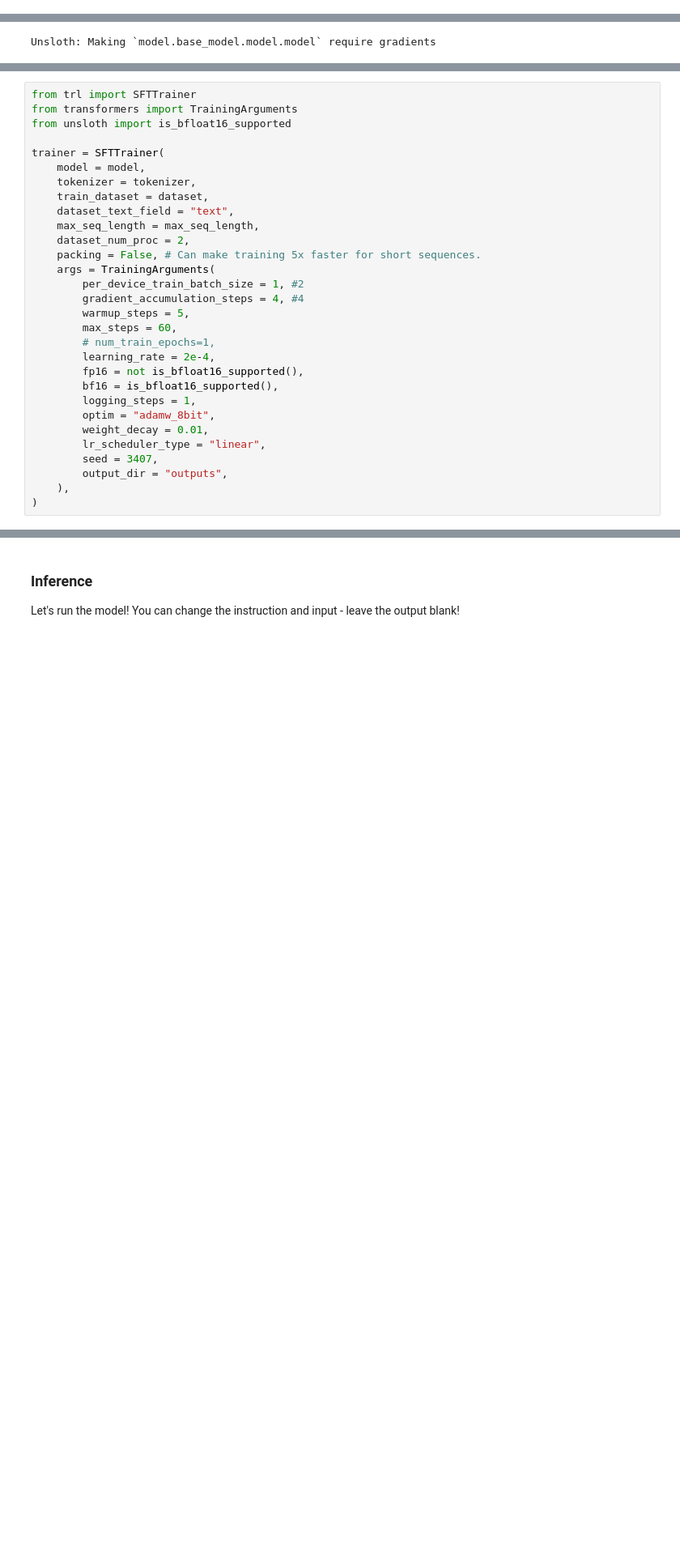
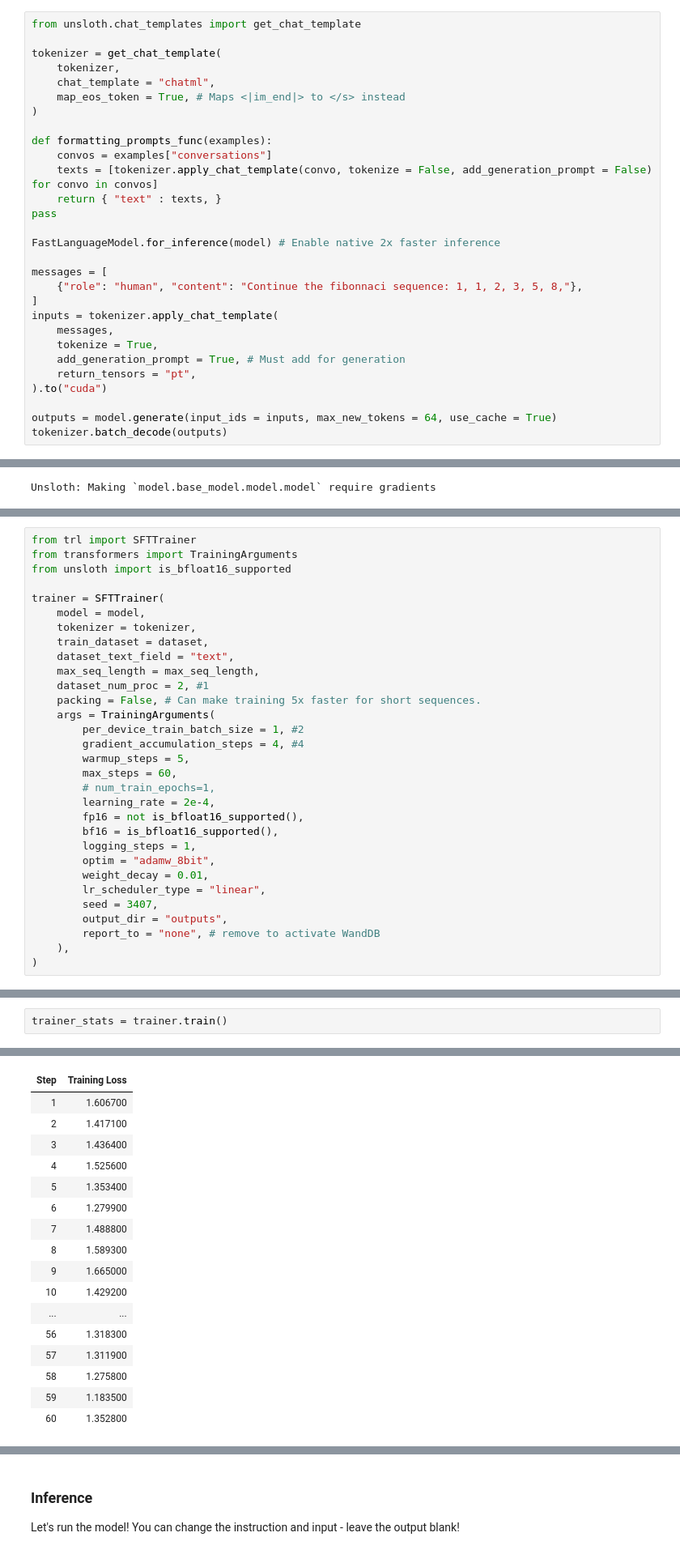
Before and after one commit to semhoun/omnius, a Jupyter notebook: nb/FrenchSFT.ipynb, the cells around one changed output, grey strips where cells are left out. Shown at 81% size. Saved outputs shown, nothing was run; the diff lists cells and outputs as text; blank space fills up the shorter version.

```diff
--- a/nb/FrenchSFT.ipynb
+++ b/nb/FrenchSFT.ipynb
@@ -87,0 +173,29 @@ HuggingFaceTB/SmolLM3-3B does not have a padding token! Will use pad_token = <|f
+# %%
+from unsloth.chat_templates import get_chat_template
+
+tokenizer = get_chat_template(
+    tokenizer,
+    chat_template = "chatml",
+    map_eos_token = True, # Maps <|im_end|> to </s> instead
+)
+
+def formatting_prompts_func(examples):
+    convos = examples["conversations"]
+    texts = [tokenizer.apply_chat_template(convo, tokenize = False, add_generation_prompt = False) for convo in convos]
+    return { "text" : texts, }
+pass
+
+FastLanguageModel.for_inference(model) # Enable native 2x faster inference
+
+messages = [
+    {"role": "human", "content": "Continue the fibonnaci sequence: 1, 1, 2, 3, 5, 8,"},
+]
+inputs = tokenizer.apply_chat_template(
+    messages,
+    tokenize = True,
+    add_generation_prompt = True, # Must add for generation
+    return_tensors = "pt",
+).to("cuda")
+
+outputs = model.generate(input_ids = inputs, max_new_tokens = 64, use_cache = True)
+tokenizer.batch_decode(outputs)
@@ -234,7 +239,7 @@ trainer = SFTTrainer(
     train_dataset = dataset,
     dataset_text_field = "text",
     max_seq_length = max_seq_length,
-    dataset_num_proc = 2,
+    dataset_num_proc = 2, #1
     packing = False, # Can make training 5x faster for short sequences.
     args = TrainingArguments(
         per_device_train_batch_size = 1, #2
@@ -251,5 +256,6 @@ trainer = SFTTrainer(
         lr_scheduler_type = "linear",
         seed = 3407,
         output_dir = "outputs",
+        report_to = "none", # remove to activate WandDB
     ),
 )
@@ -264,0 +275,3 @@ dpo_trainer.train()
+# %%
+trainer_stats = trainer.train()
+# %% [output]
@@ -265 +285,18 @@ dpo_trainer.train()
+| Step | Training Loss |
+| 1 | 1.606700 |
+| 2 | 1.417100 |
+| 3 | 1.436400 |
+| 4 | 1.525600 |
+| 5 | 1.353400 |
+| 6 | 1.279900 |
+| 7 | 1.488800 |
+| 8 | 1.589300 |
+| 9 | 1.665000 |
+| 10 | 1.429200 |
+| ... | ... |
+| 56 | 1.318300 |
+| 57 | 1.311900 |
+| 58 | 1.275800 |
+| 59 | 1.183500 |
+| 60 | 1.352800 |
 # %%
```
Also changed, not shown: parts of 32 cells of this notebook.
